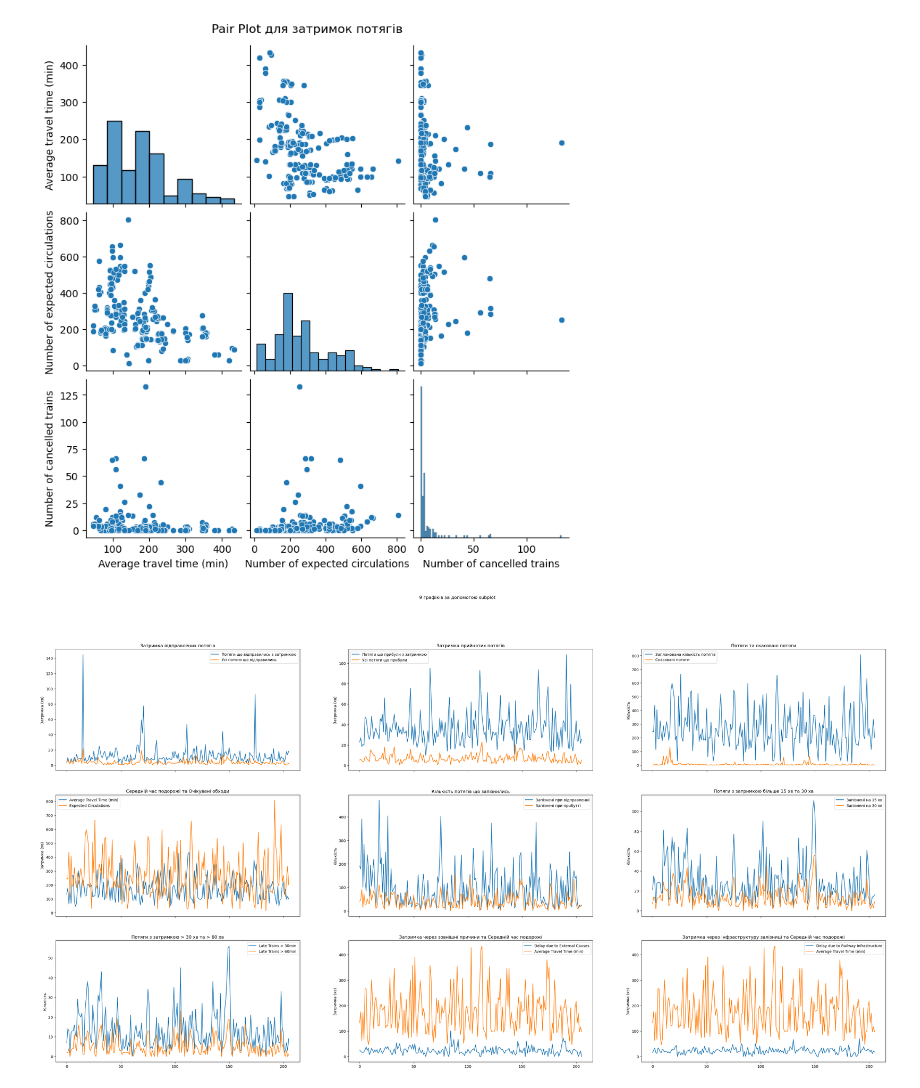
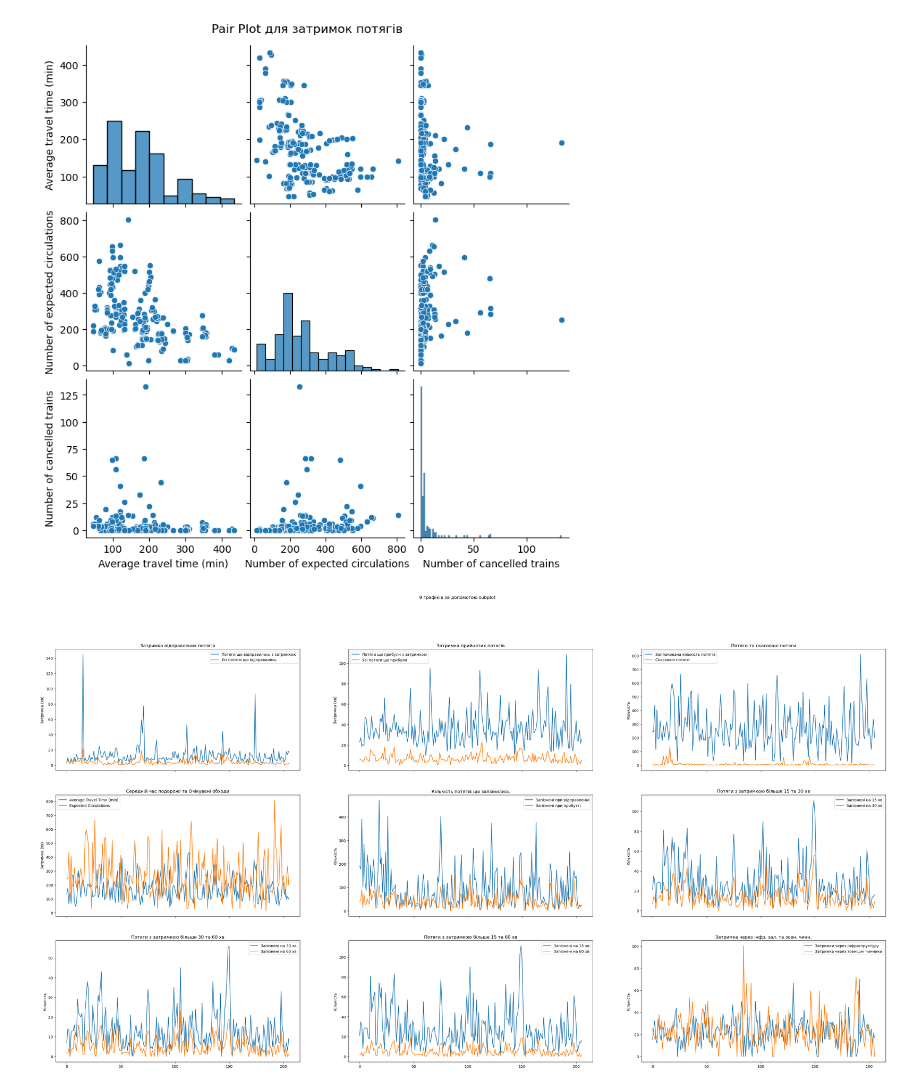
Before and after one commit to MINIAProgramStudio/Special_programming_sections, a Jupyter notebook: computer_science_work/main.ipynb, the cells around one changed output. Cells and saved outputs as stored; diff of their text form; code cells hidden in the pictures.

```diff
--- a/computer_science_work/main.ipynb
+++ b/computer_science_work/main.ipynb
@@ -250,8 +250,6 @@ plt.show()
 range_of_plot = 200
 fig, axes = plt.subplots(3, 3, sharex=True, figsize=(40, 20))
 fig.suptitle('9 графіків за допомогою subplot')
-
-range_of_plot = 200
 
 # графік середніх затримок відправлених затриманих і усіх потягів
 sns.lineplot(x=trains_dataframe_numerical.index[:range_of_plot],
@@ -333,43 +331,43 @@ axes[1, 2].legend()
 #графік кількості потягів що запізнились на більше ніж 30 та 60 хвилин
 sns.lineplot(x=trains_dataframe_numerical.index[:range_of_plot],
              y=trains_dataframe_numerical['Number of late trains > 30min'][:range_of_plot],
              ax=axes[2, 0], label='Запізнені на 30 хв')
 
 sns.lineplot(x=trains_dataframe_numerical.index[:range_of_plot],
              y=trains_dataframe_numerical['Number of late trains > 60min'][:range_of_plot],
              ax=axes[2, 0], label='Запізнені на 60 хв')
 
 axes[2, 0].set_ylabel("Кількість")
 axes[2, 0].set_title("Потяги з затримкою більше 30 та 60 хв")
 axes[2, 0].legend()
 
-#графік часу затримки через зовнішні чинники та середньої тривалості шляху
+#графік кількості потягів що запізнились на більше ніж 15 та 60 хвилин
 sns.lineplot(x=trains_dataframe_numerical.index[:range_of_plot],
-             y=trains_dataframe_numerical['Delay due to external causes'][:range_of_plot],
-             ax=axes[2, 1], label='Затримка через зовн. чинн.')
+             y=trains_dataframe_numerical['Number of late trains > 15min'][:range_of_plot],
+             ax=axes[2, 1], label='Запізнені на 15 хв')
 
 sns.lineplot(x=trains_dataframe_numerical.index[:range_of_plot],
-             y=trains_dataframe_numerical['Average travel time (min)'][:range_of_plot],
-             ax=axes[2, 1], label='Середній час подорожі')
+             y=trains_dataframe_numerical['Number of late trains > 60min'][:range_of_plot],
+             ax=axes[2, 1], label='Запізнені на 60 хв')
 
-axes[2, 1].set_ylabel("Час (хв)")
-axes[2, 1].set_title("Затримка через зовн. чинн. та сер. час подорожі")
+axes[2, 1].set_ylabel("Кількість")
+axes[2, 1].set_title("Потяги з затримкою більше 15 та 60 хв")
 axes[2, 1].legend()
 
-#графік часу затримки через інфраструктуру залізниці та середньої тривалості шляху
+#графік кількості затримок через інфраструктуру залізниці та зовнішні чинники
 sns.lineplot(x=trains_dataframe_numerical.index[:range_of_plot],
              y=trains_dataframe_numerical['Delay due to railway infrastructure'][:range_of_plot],
              ax=axes[2, 2], label='Затримки через інфраструктуру')
 
 sns.lineplot(x=trains_dataframe_numerical.index[:range_of_plot],
-             y=trains_dataframe_numerical['Average travel time (min)'][:range_of_plot],
-             ax=axes[2, 2], label='Середній час подорожі')
+             y=trains_dataframe_numerical['Delay due to external causes'][:range_of_plot],
+             ax=axes[2, 2], label='Затримка через зовнішні чинники')
 
-axes[2, 2].set_ylabel("Час (хв)")
-axes[2, 2].set_title("Затримка через інфр. зал. та сер. час подорожі")
+axes[2, 2].set_ylabel("Кількість")
+axes[2, 2].set_title("Затримка через інфр. зал. та зовн. чинн.")
 axes[2, 2].legend()
 
 
 plt.show()
 # %% [output]
-[figure, old version]
+[figure, new version]
```
